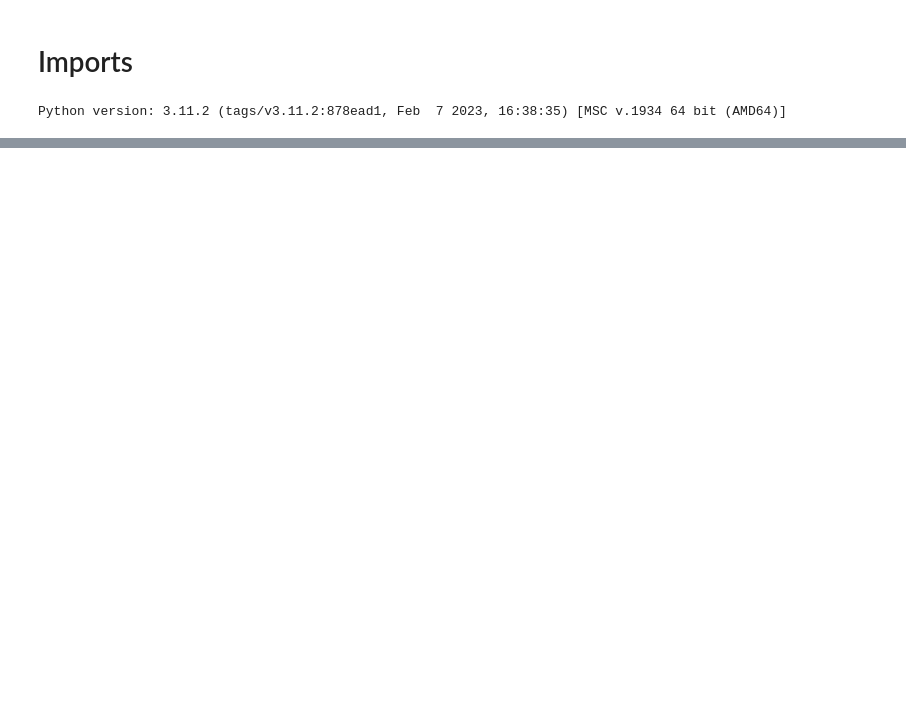
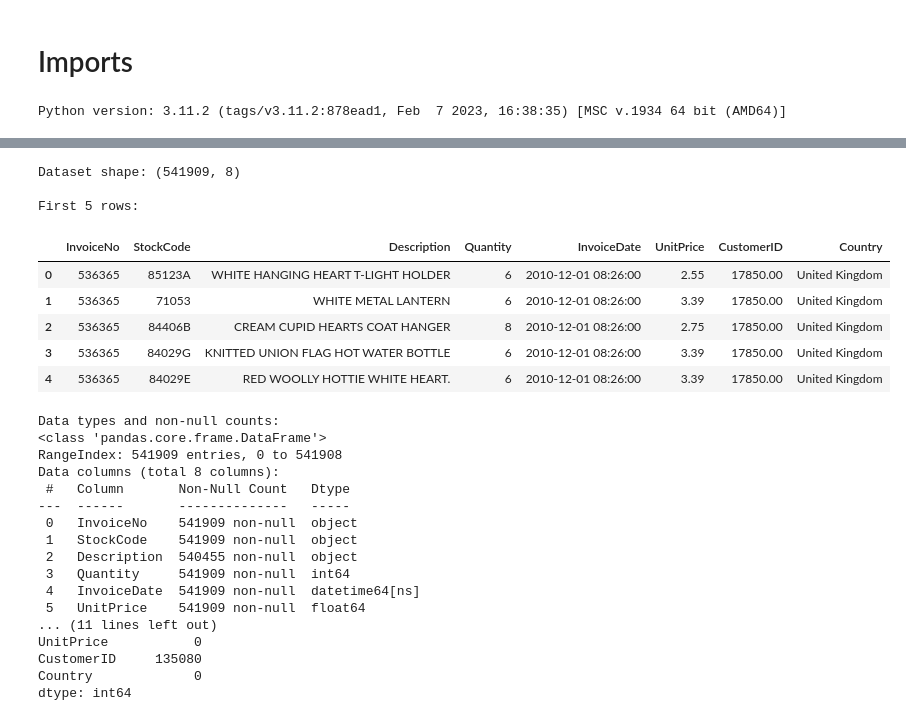
Before and after one commit to TarikBugraAy/customer-behavior-bi-project, a Jupyter notebook: notebooks/01_eda_and_cleaning.ipynb, the cells around one changed output, grey strips where cells are left out. Cells and saved outputs as stored; diff of their text form; code cells hidden in the pictures; blank space fills up the shorter version.

```diff
--- a/notebooks/01_eda_and_cleaning.ipynb
+++ b/notebooks/01_eda_and_cleaning.ipynb
@@ -33,0 +76,47 @@ Python version: 3.11.2 (tags/v3.11.2:878ead1, Feb  7 2023, 16:38:35) [MSC v.1934
+# %%
+# Import necessary libraries
+import pandas as pd
+
+# Define the data path
+data_path = '../data/Online Retail.xlsx'  # Adjust if running from /notebooks/
+
+# Load the dataset
+df = pd.read_excel(data_path)
+
+# Display basic information
+print(f"Dataset shape: {df.shape}")
+print("\nFirst 5 rows:")
+display(df.head())
+
+print("\nData types and non-null counts:")
+df.info()
+
+print("\nMissing values per column:")
+print(df.isnull().sum())
+# %% [output]
+Dataset shape: (541909, 8)
+
+First 5 rows:
+|  | InvoiceNo | StockCode | Description | Quantity | InvoiceDate | UnitPrice | CustomerID | Country |
+| 0 | 536365 | 85123A | WHITE HANGING HEART T-LIGHT HOLDER | 6 | 2010-12-01 08:26:00 | 2.55 | 17850.00 | United Kingdom |
+| 1 | 536365 | 71053 | WHITE METAL LANTERN | 6 | 2010-12-01 08:26:00 | 3.39 | 17850.00 | United Kingdom |
+| 2 | 536365 | 84406B | CREAM CUPID HEARTS COAT HANGER | 8 | 2010-12-01 08:26:00 | 2.75 | 17850.00 | United Kingdom |
+| 3 | 536365 | 84029G | KNITTED UNION FLAG HOT WATER BOTTLE | 6 | 2010-12-01 08:26:00 | 3.39 | 17850.00 | United Kingdom |
+| 4 | 536365 | 84029E | RED WOOLLY HOTTIE WHITE HEART. | 6 | 2010-12-01 08:26:00 | 3.39 | 17850.00 | United Kingdom |
+Data types and non-null counts:
+<class 'pandas.core.frame.DataFrame'>
+RangeIndex: 541909 entries, 0 to 541908
+Data columns (total 8 columns):
+ #   Column       Non-Null Count   Dtype
+---  ------       --------------   -----
+ 0   InvoiceNo    541909 non-null  object
+ 1   StockCode    541909 non-null  object
+ 2   Description  540455 non-null  object
+ 3   Quantity     541909 non-null  int64
+ 4   InvoiceDate  541909 non-null  datetime64[ns]
+ 5   UnitPrice    541909 non-null  float64
+... (11 lines left out)
+UnitPrice           0
+CustomerID     135080
+Country             0
+dtype: int64
```
Also changed, not shown: parts of 17 cells of this notebook.
